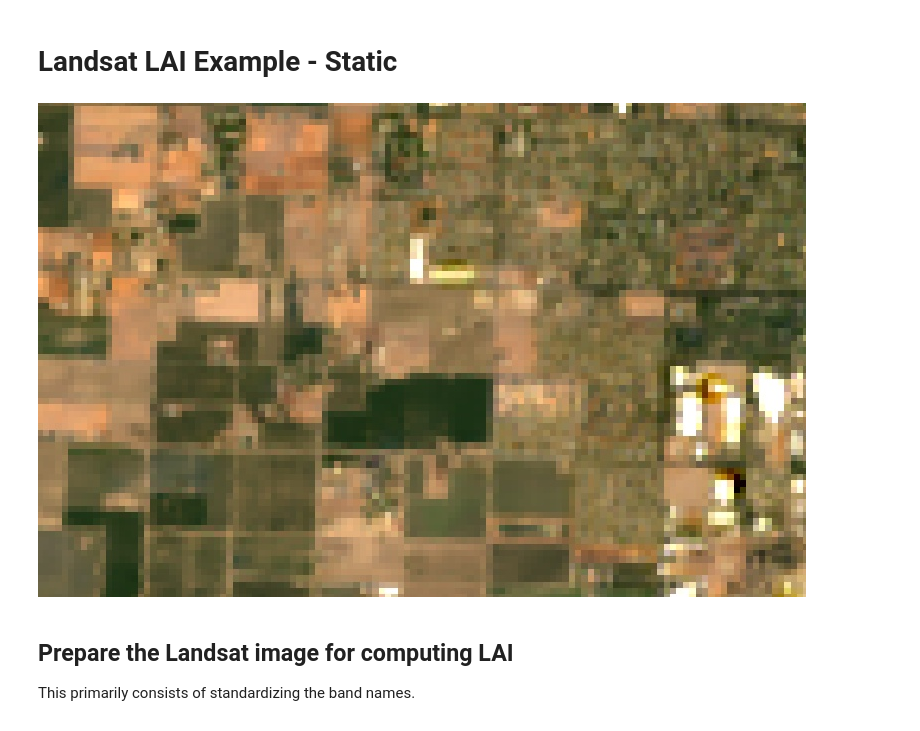
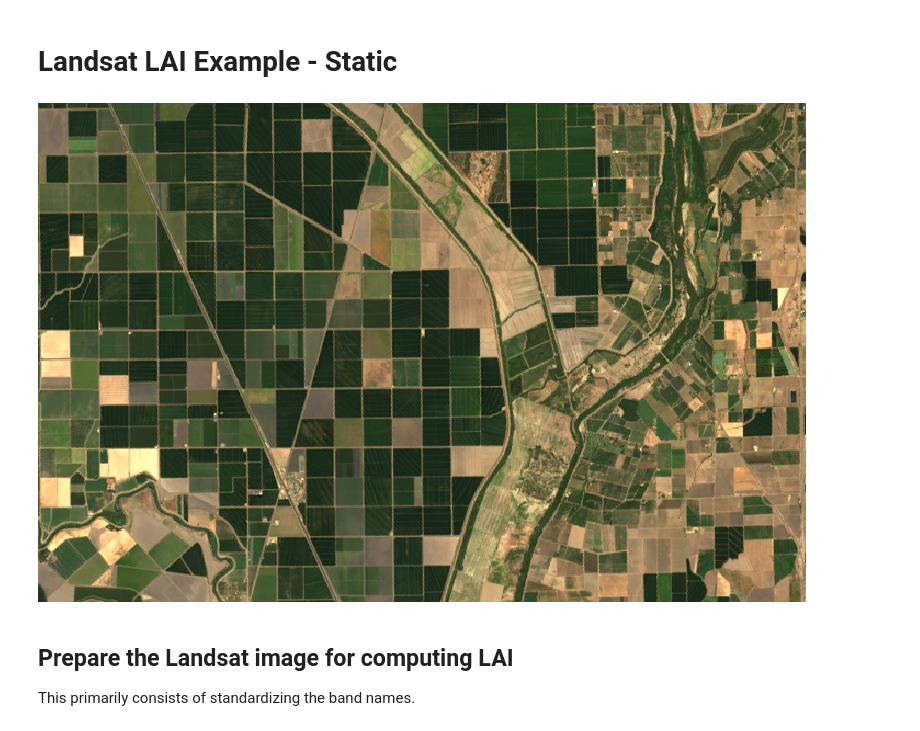
Before and after one commit to Open-ET/openet-landsat-lai, a Jupyter notebook: examples/landsat_lai_static.ipynb, the cells around one changed output. Drawn from its saved outputs; the diff is of its cells as text; code cells hidden in the pictures.

```diff
--- a/examples/landsat_lai_static.ipynb
+++ b/examples/landsat_lai_static.ipynb
@@ -32,10 +20,19 @@ study_region = study_geom.bounds(1, 'EPSG:4326')
+# %%
+landsat_img = ee.Image(f'LANDSAT/{landsat_id[:4].upper()}/C02/T1_L2/{landsat_id.upper()}')
+
+dy = 0.06
+xy = landsat_img.geometry().centroid().getInfo()['coordinates']
+study_area = ee.Geometry.Rectangle(xy[0] - dy * 2, xy[1] - dy, xy[0] + dy * 2, xy[1] + dy)
+region = study_area.bounds(1, 'EPSG:4326')
+crs = landsat_img.select('SR_B3').projection().getInfo()['crs']
 # %%
-image_url = landsat_img.select([3, 2, 1]).multiply(0.0000275).add(-0.2)\
-    .getThumbURL({'min': 0.0, 'max': 0.3, 'dimensions':image_size, 'region': study_region})
+image_url = (
+    landsat_img.select([3, 2, 1]).multiply(0.0000275).add(-0.2)
+    .getThumbURL({'min': 0.0, 'max': 0.25, 'gamma': 1.25, 'dimensions':image_size, 'region': region})
+)
 Image(url=image_url, embed=True, format='png')
-# print(image_url)
 # %% [output]
-[figure, old version]
+[figure, new version]
 # %% [markdown]
 ## Prepare the Landsat image for computing LAI
 
```
Also changed, not shown: parts of 14 cells of this notebook.
